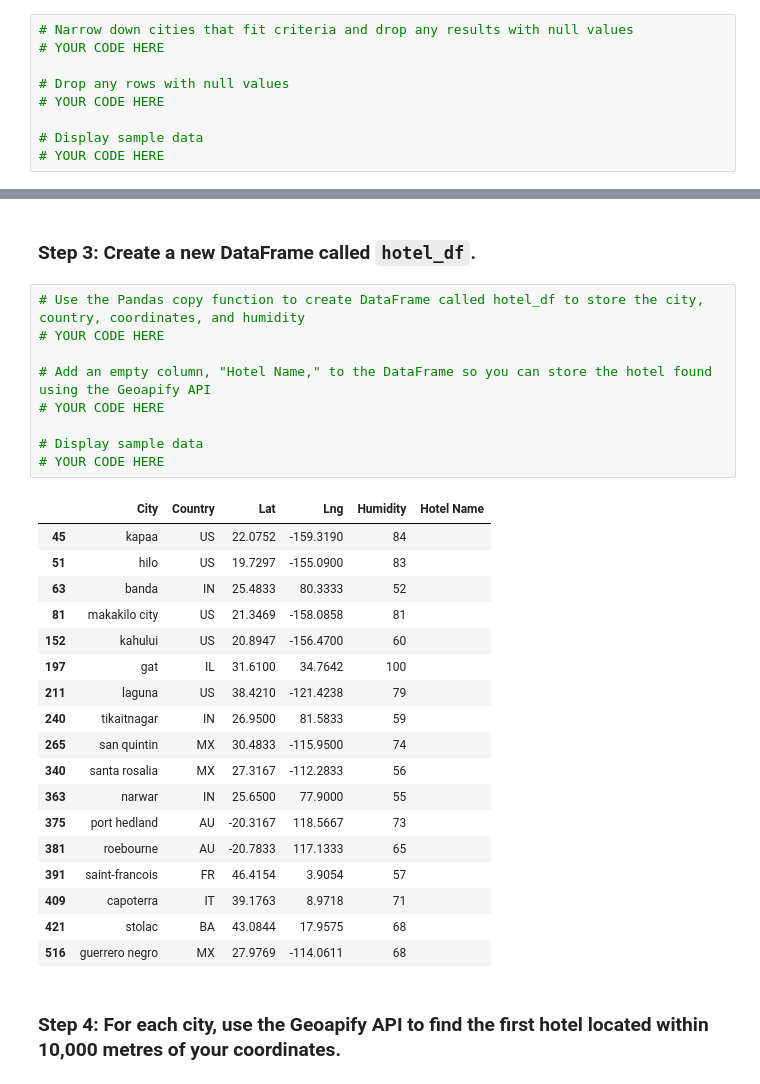
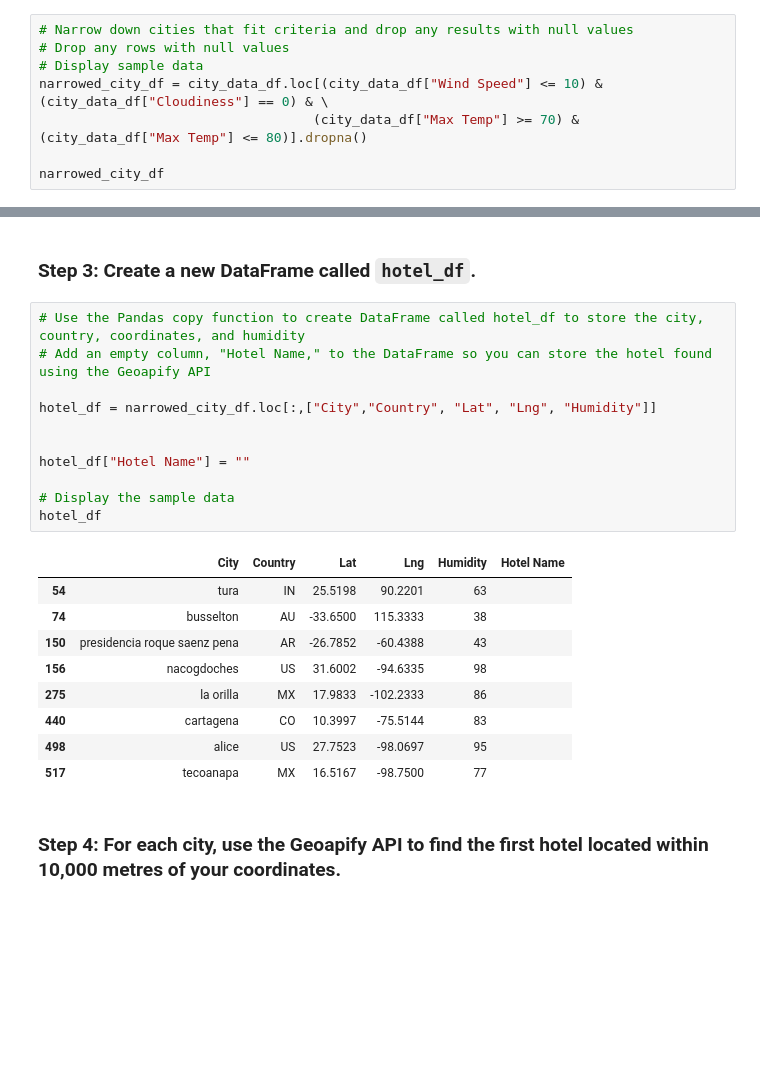
Before and after one commit to guptga/python-api-challenge, a Jupyter notebook: VacationPy.ipynb, the cells around one changed output, grey strips where cells are left out. Saved outputs shown, nothing was run; the diff lists cells and outputs as text; blank space fills up the shorter version.

```diff
--- a/VacationPy.ipynb
+++ b/VacationPy.ipynb
@@ -52,12 +57,11 @@ NameError: name 'geoapify' is not defined
 ### Step 2: Narrow down the `city_data_df` DataFrame to find your ideal weather condition
 # %%
 # Narrow down cities that fit criteria and drop any results with null values
-# YOUR CODE HERE
+# Drop any rows with null values
+# Display sample data
+narrowed_city_df = city_data_df.loc[(city_data_df["Wind Speed"] <= 10) & (city_data_df["Cloudiness"] == 0) & \
+                                   (city_data_df["Max Temp"] >= 70) & (city_data_df["Max Temp"] <= 80)].dropna()
 
-# Drop any rows with null values
-# YOUR CODE HERE
-
-# Display sample data
-# YOUR CODE HERE
+narrowed_city_df
 # %% [output]
 |  | City_ID | City | Lat | Lng | Max Temp | Humidity | Cloudiness | Wind Speed | Country | Date |
@@ -82,32 +77,25 @@ NameError: name 'geoapify' is not defined
 ### Step 3: Create a new DataFrame called `hotel_df`.
 # %%
 # Use the Pandas copy function to create DataFrame called hotel_df to store the city, country, coordinates, and humidity
-# YOUR CODE HERE
+# Add an empty column, "Hotel Name," to the DataFrame so you can store the hotel found using the Geoapify API
 
-# Add an empty column, "Hotel Name," to the DataFrame so you can store the hotel found using the Geoapify API
-# YOUR CODE HERE
+hotel_df = narrowed_city_df.loc[:,["City","Country", "Lat", "Lng", "Humidity"]]
 
-# Display sample data
-# YOUR CODE HERE
+
+hotel_df["Hotel Name"] = ""
+
+# Display the sample data
+hotel_df
 # %% [output]
 |  | City | Country | Lat | Lng | Humidity | Hotel Name |
-| 45 | kapaa | US | 22.0752 | -159.3190 | 84 |  |
-| 51 | hilo | US | 19.7297 | -155.0900 | 83 |  |
-| 63 | banda | IN | 25.4833 | 80.3333 | 52 |  |
-| 81 | makakilo city | US | 21.3469 | -158.0858 | 81 |  |
-| 152 | kahului | US | 20.8947 | -156.4700 | 60 |  |
-| 197 | gat | IL | 31.6100 | 34.7642 | 100 |  |
-| 211 | laguna | US | 38.4210 | -121.4238 | 79 |  |
-| 240 | tikaitnagar | IN | 26.9500 | 81.5833 | 59 |  |
-| 265 | san quintin | MX | 30.4833 | -115.9500 | 74 |  |
-| 340 | santa rosalia | MX | 27.3167 | -112.2833 | 56 |  |
-| 363 | narwar | IN | 25.6500 | 77.9000 | 55 |  |
-| 375 | port hedland | AU | -20.3167 | 118.5667 | 73 |  |
-| 381 | roebourne | AU | -20.7833 | 117.1333 | 65 |  |
-| 391 | saint-francois | FR | 46.4154 | 3.9054 | 57 |  |
-| 409 | capoterra | IT | 39.1763 | 8.9718 | 71 |  |
-| 421 | stolac | BA | 43.0844 | 17.9575 | 68 |  |
-| 516 | guerrero negro | MX | 27.9769 | -114.0611 | 68 |  |
+| 54 | tura | IN | 25.5198 | 90.2201 | 63 |  |
+| 74 | busselton | AU | -33.6500 | 115.3333 | 38 |  |
+| 150 | presidencia roque saenz pena | AR | -26.7852 | -60.4388 | 43 |  |
+| 156 | nacogdoches | US | 31.6002 | -94.6335 | 98 |  |
+| 275 | la orilla | MX | 17.9833 | -102.2333 | 86 |  |
+| 440 | cartagena | CO | 10.3997 | -75.5144 | 83 |  |
+| 498 | alice | US | 27.7523 | -98.0697 | 95 |  |
+| 517 | tecoanapa | MX | 16.5167 | -98.7500 | 77 |  |
 # %% [markdown]
 ### Step 4: For each city, use the Geoapify API to find the first hotel located within 10,000 metres of your coordinates.
 # %%
```
Also changed, not shown: parts of 7 cells of this notebook.
